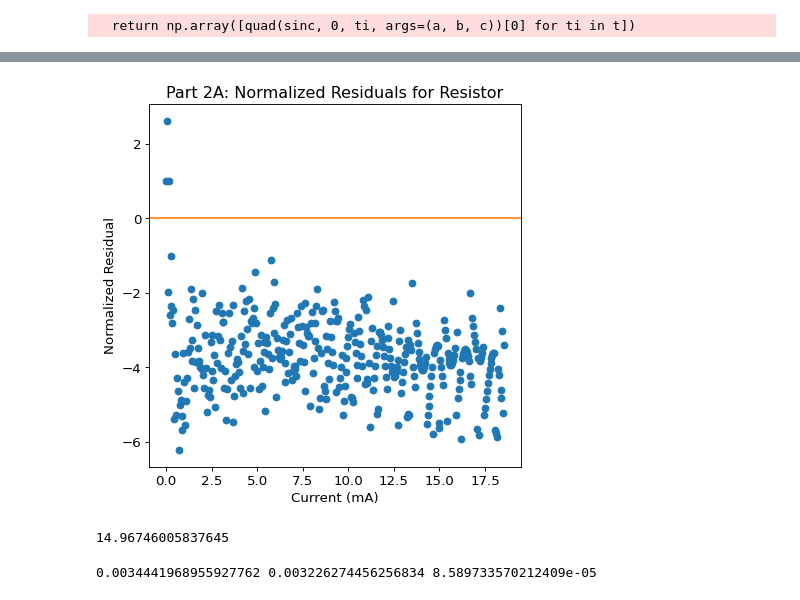
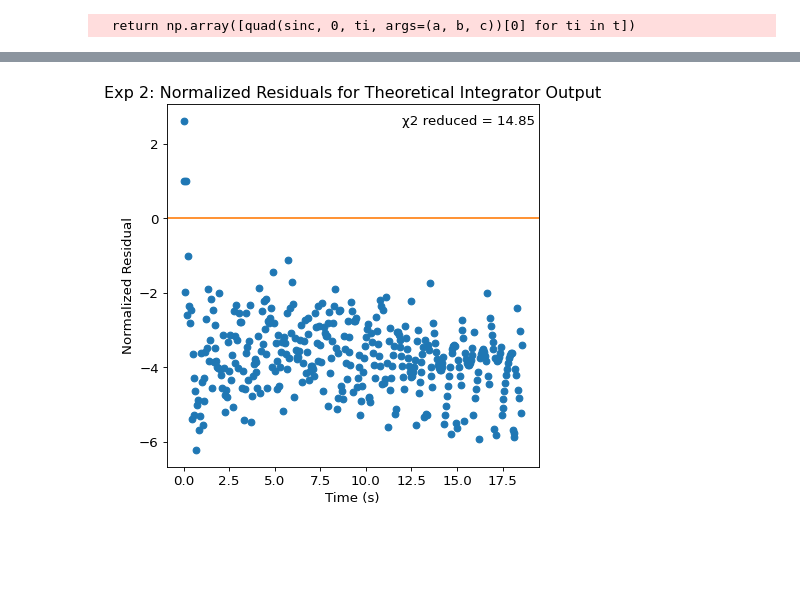
Before and after one commit to matthew-ding/physics5bl, a Jupyter notebook: Capstone/Plots.ipynb, the cells around one changed output, grey strips where cells are left out. Drawn from its saved outputs; the diff is of its cells as text; code cells hidden in the pictures; blank space fills up the shorter version.

```diff
--- a/Capstone/Plots.ipynb
+++ b/Capstone/Plots.ipynb
@@ -33,7 +35,7 @@ def sinc(t, a, b, c):
 def sinc_int(t, a, b, c):
     return np.array([quad(sinc, 0, ti, args=(a, b, c))[0] for ti in t])
 
-e = [0.01 for i in range(len(v_pred_int))]
+e = [0.01 for i in range(len(v))]
 
 def norm_res(predicted, observed, errors):
     return (observed-predicted) / errors
@@ -78,28 +80,21 @@ plt.show()
 # %%
 res = norm_res(v_pred_int, v, e)
 
 chi_sq = np.sum(res ** 2)
-red_chi_sq = chi_sq / (len(v)-3)
+red_chi_sq = chi_sq / (len(v))
 
 # Plotting residuals time!
 
-fig2=plt.figure(figsize=(6, 6), dpi= 80, facecolor='w', edgecolor='k')
+plt.figure(figsize=(6, 6), dpi= 80, facecolor='w', edgecolor='k')
 plt.rcParams.update({'font.size': '12'})
 
-plt.errorbar(time, res, fmt='o')
+plt.scatter(time, res)
 plt.axhline(color='tab:orange')
 
-plt.title("Part 2A: Normalized Residuals for Resistor")
-plt.xlabel("Current (mA)")
+plt.title("Exp 2: Normalized Residuals for Theoretical Integrator Output")
+plt.xlabel("Time (s)")
 plt.ylabel("Normalized Residual")
+plt.text(12, 2.5, f"χ2 reduced = {round(red_chi_sq, 2)}")
 plt.show()
 # %% [output]
-[figure, old version]
+[figure, new version]
-# %%
-red_chi_sq
-# %% [output]
-14.96746005837645
-# %%
-print(da,db,dc)
-# %% [output]
-0.0034441968955927762 0.003226274456256834 8.589733570212409e-05
```
Also changed, not shown: parts of 11 cells of this notebook.
